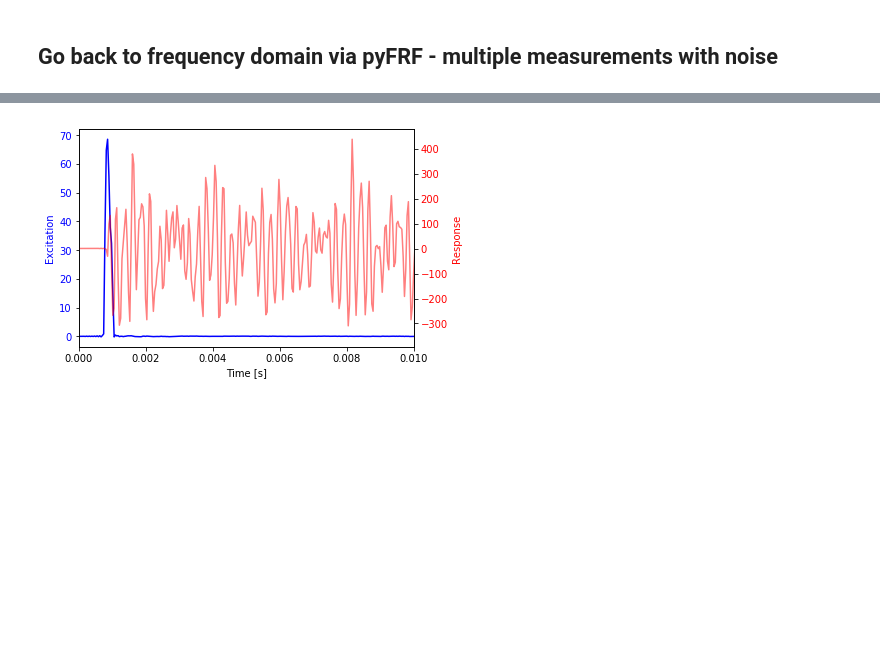
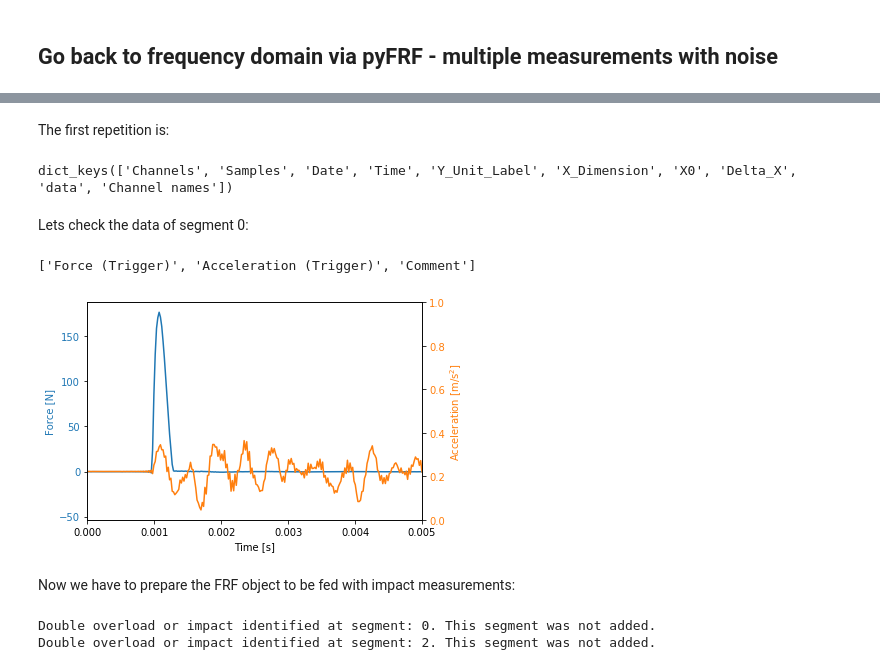
Before and after one commit to ladisk/pyFRF, a Jupyter notebook: Showcase pyFRF.ipynb, the cells around one changed output, grey strips where cells are left out. Cells and saved outputs as stored; diff of their text form; code cells hidden in the pictures; blank space fills up the shorter version.

Commit message:
added overload checking, double hit checking, warning handling

```diff
--- a/Showcase pyFRF.ipynb
+++ b/Showcase pyFRF.ipynb
@@ -126,0 +126,3 @@ first_meas = np.load(measurement_files[0])
+# %%
+measurement_filename = './data/impact2_response0.lvm'
+measurement_file = lvm_read.read(measurement_filename)
@@ -127,18 +141,38 @@ first_meas = np.load(measurement_files[0])
+# %% [markdown]
+The first repetition is:
+# %%
+measurement_file[0].keys()
+# %% [output]
+dict_keys(['Channels', 'Samples', 'Date', 'Time', 'Y_Unit_Label', 'X_Dimension', 'X0', 'Delta_X', 'data', 'Channel names'])
+# %% [markdown]
+Lets check the data of segment 0:
+# %%
+segment = 1
+measurement_file[segment]['Channel names']
+# %% [output]
+['Force (Trigger)', 'Acceleration (Trigger)', 'Comment']
+# %%
+force = measurement_file[segment]['data'][:,0]
+acceleration = measurement_file[segment]['data'][:,1]
+dt = measurement_file[segment]['Delta_X'][0]
+time = dt*np.arange(len(force))
 # %%
 fig, ax1 = plt.subplots()
-ax1.plot(first_meas[0], first_meas[1], 'b');
+ax1.plot(time, force, label='Force', color='C0');
 ax1.set_xlabel('Time [s]')
-ax1.set_ylabel('Excitation', color='b')
+ax1.set_ylabel('Force [N]', color='C0')
 ax1.set_xlim(left=0, right=0.002)
 for tl in ax1.get_yticklabels():
-    tl.set_color('b')
+    tl.set_color('C0')
 
 ax2 = ax1.twinx()
-ax2.plot(first_meas[0], first_meas[2], 'r', alpha=0.5)
-ax2.set_ylabel('Response', color='r')
+ax1.plot(time, acceleration, label='Force', color='C1');
+ax2.set_ylabel('Acceleration [m/s$^2$]', color='C1')
 for tl in ax2.get_yticklabels():
-    tl.set_color('r')
-ax1.set_xlim(0, 0.01);
+    tl.set_color('C1')
+ax1.set_xlim(0, 0.005);
 # %% [output]
-[figure, old version]
+[figure, new version]
+# %% [markdown]
+Now we have to prepare the FRF object to be fed with impact measurements:
 # %%
@@ -150,0 +185,13 @@ frf_meas = FRF(sampling_freq=1 / (first_meas[0][1] - first_meas[0][0]),
+# %%
+i = 0
+for segment in range(measurement_file['Segments']):
+    force = measurement_file[segment]['data'][:,0]
+    acceleration = measurement_file[segment]['data'][:,1]
+    if frf_meas.is_data_ok(exc=force, resp=acceleration, overload_samples=3, double_impact_limit=1e-3):
+        frf_meas.add_data(exc=force, resp=acceleration)
+        i+=1
+    else:
+        print(f'Double overload or impact identified at segment: {segment}. This segment was not added.')
+# %% [output]
+Double overload or impact identified at segment: 0. This segment was not added.
+Double overload or impact identified at segment: 2. This segment was not added.
```
Also changed, not shown: parts of 23 cells of this notebook, 10 other files.
